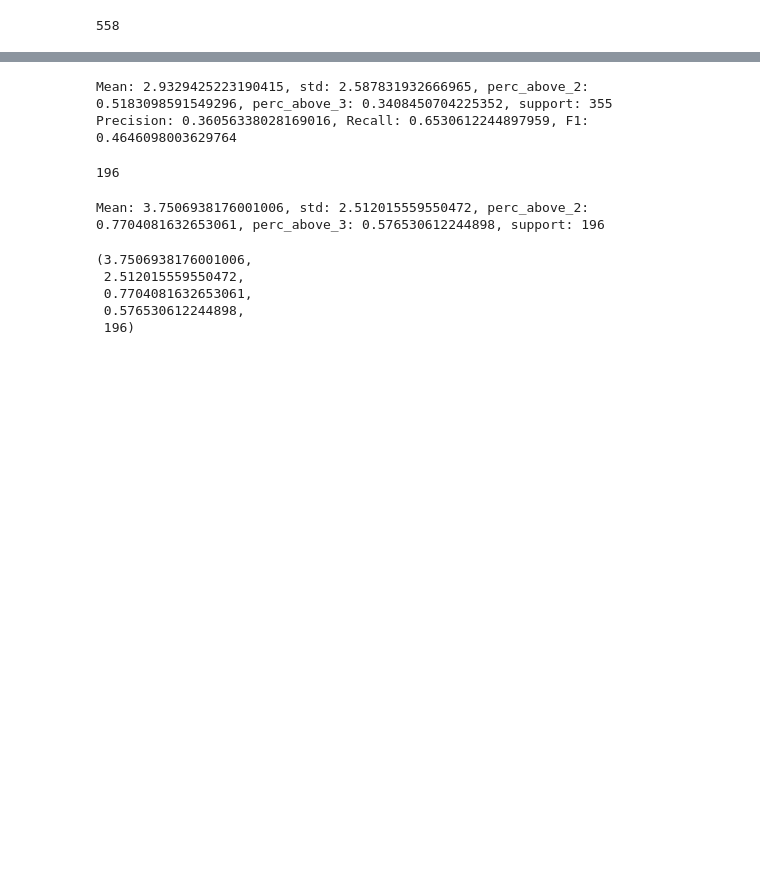
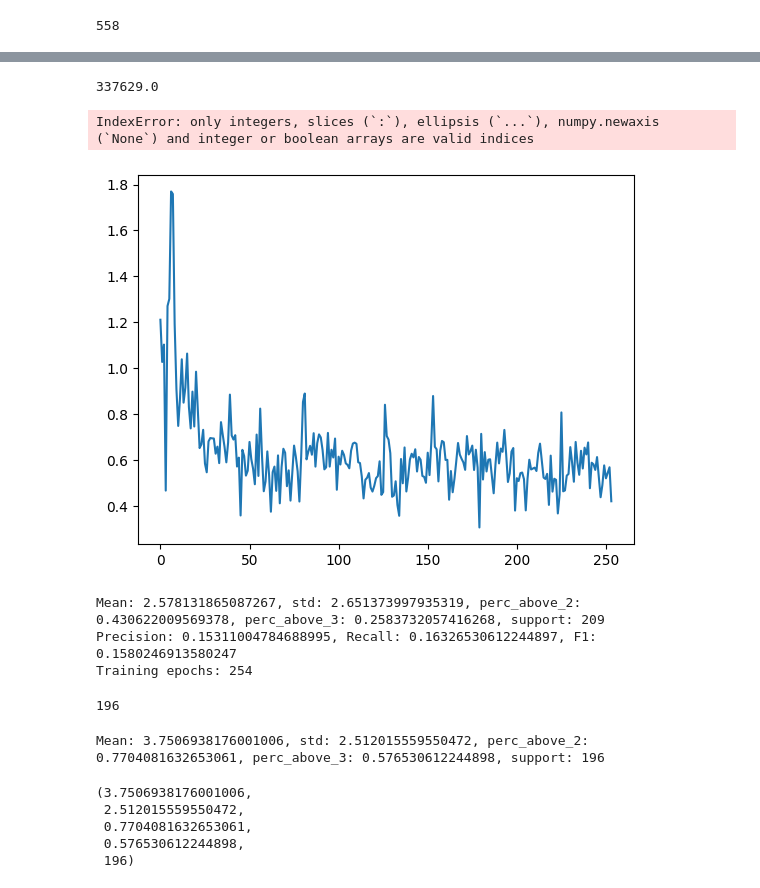
Before and after one commit to Portiloop/portiloop-training, a Jupyter notebook: notebooks/data_testing.ipynb, the cells around one changed output, grey strips where cells are left out. Cells and saved outputs as stored; diff of their text form; code cells hidden in the pictures; blank space fills up the shorter version.

```diff
--- a/notebooks/data_testing.ipynb
+++ b/notebooks/data_testing.ipynb
@@ -231,0 +533,10 @@ class AdapatationDatasetRMS(Dataset):
+# %%
+my_wamsley_labels = np.zeros(len(signal))
+my_wamsley_labels[my_wamsley_spindles[:, 0]] = 1
+lacourse_labels = np.zeros(len(signal))
+lacourse_labels[spindles[:, 0]] = 1
+
+plotter = SpindlePlotter(signal, my_wamsley_labels, ss_labels_subject, model_spindle_labels=lacourse_labels)
+# %% [output]
+337629.0
+IndexError: only integers, slices (`:`), ellipsis (`...`), numpy.newaxis (`None`) and integer or boolean arrays are valid indices
@@ -237,10 +590,17 @@ from tqdm import tqdm
 
 train = True
 
-config['batch_size'] = 256
+config['batch_size'] = 32
 
 buffer = DataBuffer(config['seq_len'], config['window_size'], config['seq_stride'])
-dataset = AdapatationDatasetRMS(config['seq_len'], config['window_size'], config['seq_stride'])
+dataset = AdapatationDatasetRMS(
+    config['seq_len'],
+    config['window_size'],
+    config['seq_stride'],
+    replacement=False,
+    candidate_threshold=0.5,
+    rms_threshold=3,
+    negative_rms_threshold=3,)
 dataloader = torch.utils.data.DataLoader(dataset, batch_size=config['batch_size'], sampler=AdaptationSampler(dataset))
 
 net_copy = copy.deepcopy(net)
@@ -294,7 +654,7 @@ for index, point in enumerate(tqdm(signal)):
                 dataset.compute()
 
     # If we have enough data, we train the network
-    if dataset.num_samples() > config['batch_size'] and index % 10000 == 0 and train:
+    if dataset.num_samples() > config['batch_size'] and train:
         net_copy.train()
         train_sample, train_label, real_indexes = next(iter(dataloader))
         train_sample = train_sample.to(device)
@@ -323,15 +683,21 @@ for index, point in enumerate(tqdm(signal)):
 # %%
 outputs = np.array(outputs)
 # Keep only the first index of each spindle
-positive_indexes = np.where(outputs >= 0.75)[0]
+positive_indexes = np.where(outputs >= 0.82)[0]
 positive_indexes = positive_indexes[np.insert(np.diff(positive_indexes) >= 100, 0, True)]
+
+plt.plot(training_stats['loss'])
+plt.show()
 
 _ = get_metrics(positive_indexes)
 
 spindles_signal = spindles[spindles[:, 0] < len(signal), 0].astype(int)
 _ = binary_f1_score(spindles_signal, positive_indexes)
+print(f"Training epochs: {len(training_stats['loss'])}")
 # %% [output]
+[figure, added]
-Mean: 2.9329425223190415, std: 2.587831932666965, perc_above_2: 0.5183098591549296, perc_above_3: 0.3408450704225352, support: 355
-Precision: 0.36056338028169016, Recall: 0.6530612244897959, F1: 0.4646098003629764
+Mean: 2.578131865087267, std: 2.651373997935319, perc_above_2: 0.430622009569378, perc_above_3: 0.2583732057416268, support: 209
+Precision: 0.15311004784688995, Recall: 0.16326530612244897, F1: 0.1580246913580247
+Training epochs: 254
 # %%
 to_test = np.array(training_stats['real_indexes'])[np.array(training_stats['labels']) == 1]
```
Also changed, not shown: parts of 17 cells of this notebook, 1 other file.
